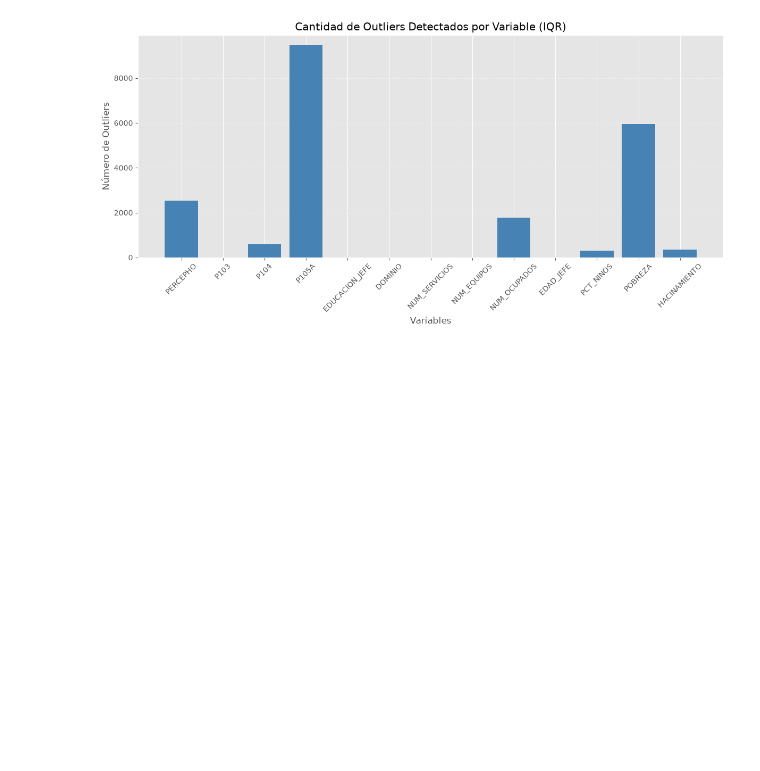
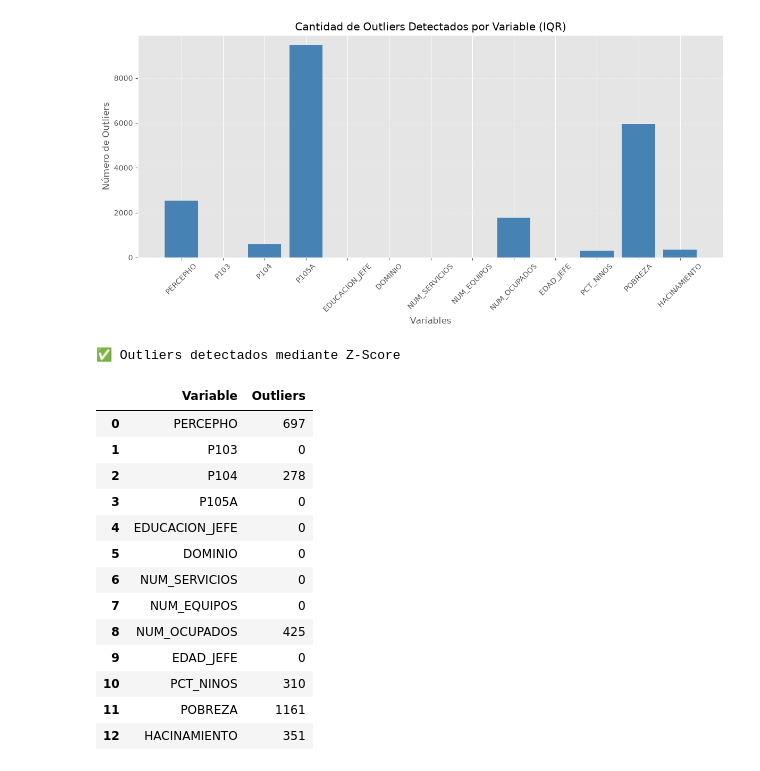
Before and after one commit to DianAnto2103/AnalisisENAHO2025, a Jupyter notebook: notebooks/02_Outliers.ipynb, the cells around one changed output. Saved outputs shown, nothing was run; the diff lists cells and outputs as text; code cells hidden in the pictures; blank space fills up the shorter version.

Commit message:
detectar valores atípicos mediante método z-score

```diff
--- a/notebooks/02_Outliers.ipynb
+++ b/notebooks/02_Outliers.ipynb
@@ -276,3 +276,44 @@ plt.savefig(
 plt.show()
 # %% [output]
 [figure]
+# %%
+# ==========================================
+# DETECCIÓN DE OUTLIERS MEDIANTE Z-SCORE
+# ==========================================
+
+from scipy.stats import zscore
+
+# Calcular Z-Score
+z_scores = np.abs(zscore(df_numerico))
+
+# Convertir a DataFrame
+z_scores = pd.DataFrame(
+    z_scores,
+    columns=df_numerico.columns
+)
+
+# Contar outliers por variable (|Z| > 3)
+resultados_zscore = pd.DataFrame({
+    "Variable": df_numerico.columns,
+    "Outliers": (z_scores > 3).sum().values
+})
+
+print("✅ Outliers detectados mediante Z-Score")
+
+display(resultados_zscore)
+# %% [output]
+✅ Outliers detectados mediante Z-Score
+|  | Variable | Outliers |
+| 0 | PERCEPHO | 697 |
+| 1 | P103 | 0 |
+| 2 | P104 | 278 |
+| 3 | P105A | 0 |
+| 4 | EDUCACION_JEFE | 0 |
+| 5 | DOMINIO | 0 |
+| 6 | NUM_SERVICIOS | 0 |
+| 7 | NUM_EQUIPOS | 0 |
+| 8 | NUM_OCUPADOS | 425 |
+| 9 | EDAD_JEFE | 0 |
+| 10 | PCT_NINOS | 310 |
+| 11 | POBREZA | 1161 |
+| 12 | HACINAMIENTO | 351 |
```
